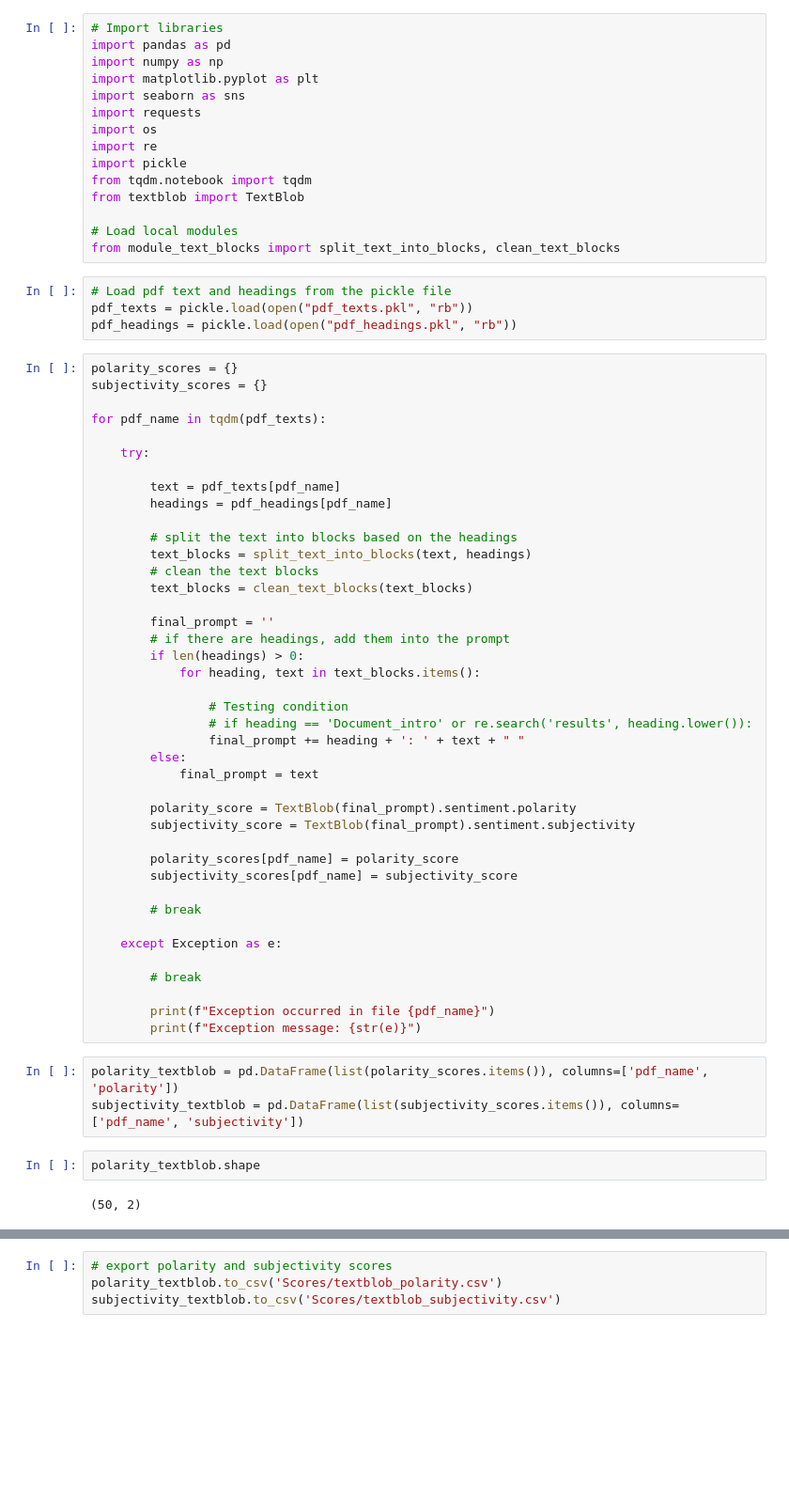
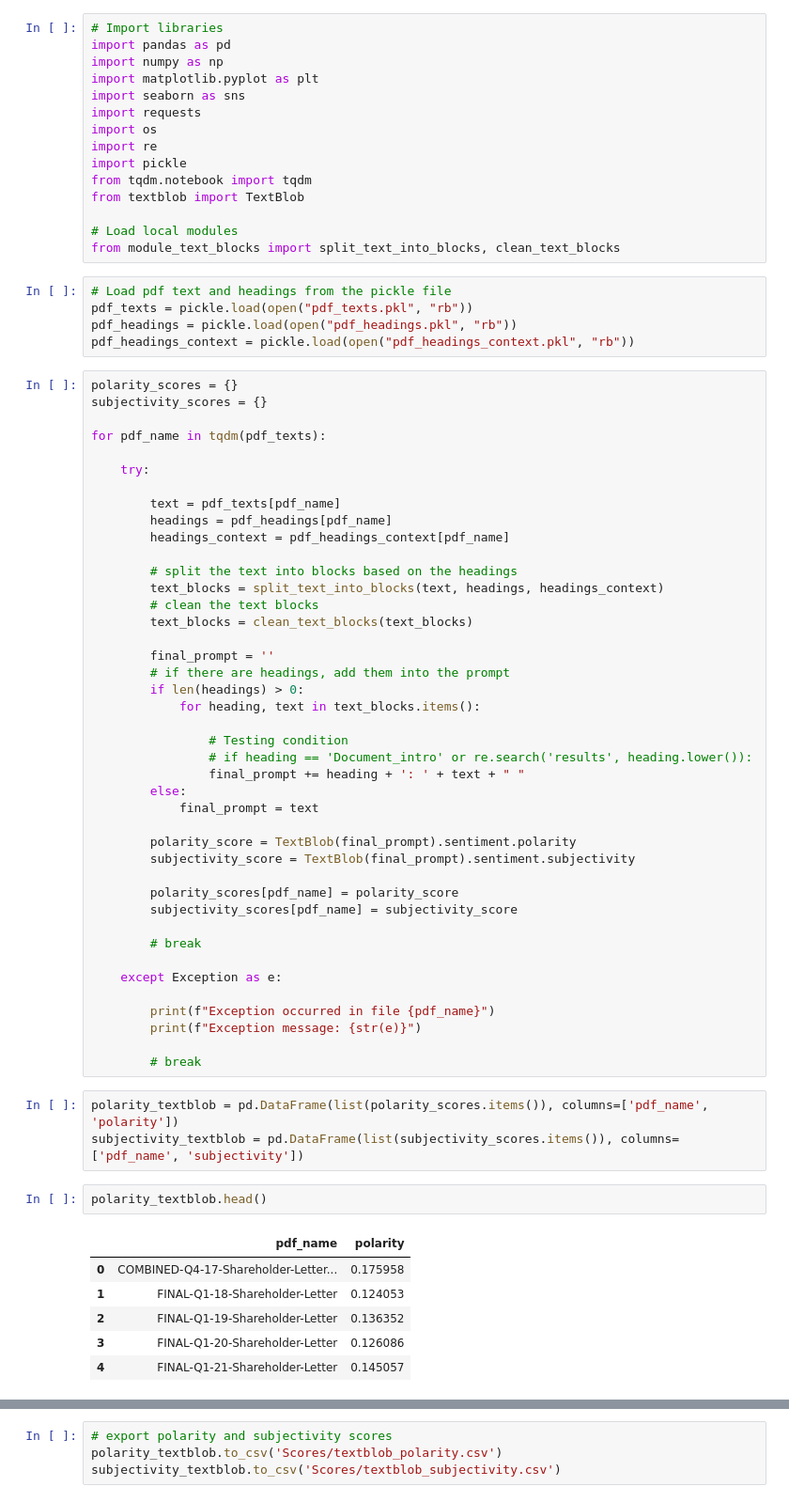
Before and after one commit to amdemin/Financial-Reports-Stock-Prediction, a Jupyter notebook: Sentiment TextBlob.ipynb, the cells around one changed output, grey strips where cells are left out. Shown: that part at 94% size. Saved outputs shown, nothing was run; the diff lists cells and outputs as text; blank space fills up the shorter version.

```diff
--- a/Sentiment TextBlob.ipynb
+++ b/Sentiment TextBlob.ipynb
@@ -17,6 +17,7 @@ from module_text_blocks import split_text_into_blocks, clean_text_blocks
 # Load pdf text and headings from the pickle file
 pdf_texts = pickle.load(open("pdf_texts.pkl", "rb"))
 pdf_headings = pickle.load(open("pdf_headings.pkl", "rb"))
+pdf_headings_context = pickle.load(open("pdf_headings_context.pkl", "rb"))
 # %%
 polarity_scores = {}
 subjectivity_scores = {}
@@ -27,9 +28,10 @@ for pdf_name in tqdm(pdf_texts):
 
         text = pdf_texts[pdf_name]
         headings = pdf_headings[pdf_name]
+        headings_context = pdf_headings_context[pdf_name]
 
         # split the text into blocks based on the headings
-        text_blocks = split_text_into_blocks(text, headings)
+        text_blocks = split_text_into_blocks(text, headings, headings_context)
         # clean the text blocks
         text_blocks = clean_text_blocks(text_blocks)
 
@@ -54,17 +56,22 @@ for pdf_name in tqdm(pdf_texts):
 
     except Exception as e:
 
-        # break
-
         print(f"Exception occurred in file {pdf_name}")
         print(f"Exception message: {str(e)}")
+
+        # break
 # %%
 polarity_textblob = pd.DataFrame(list(polarity_scores.items()), columns=['pdf_name', 'polarity'])
 subjectivity_textblob = pd.DataFrame(list(subjectivity_scores.items()), columns=['pdf_name', 'subjectivity'])
 # %%
-polarity_textblob.shape
+polarity_textblob.head()
 # %% [output]
-(50, 2)
+|  | pdf_name | polarity |
+| 0 | COMBINED-Q4-17-Shareholder-Letter... | 0.175958 |
+| 1 | FINAL-Q1-18-Shareholder-Letter | 0.124053 |
+| 2 | FINAL-Q1-19-Shareholder-Letter | 0.136352 |
+| 3 | FINAL-Q1-20-Shareholder-Letter | 0.126086 |
+| 4 | FINAL-Q1-21-Shareholder-Letter | 0.145057 |
 # %%
 subjectivity_textblob.head()
 # %% [output]
```
Also changed, not shown: parts of 1 cell of this notebook, 16 other files.
